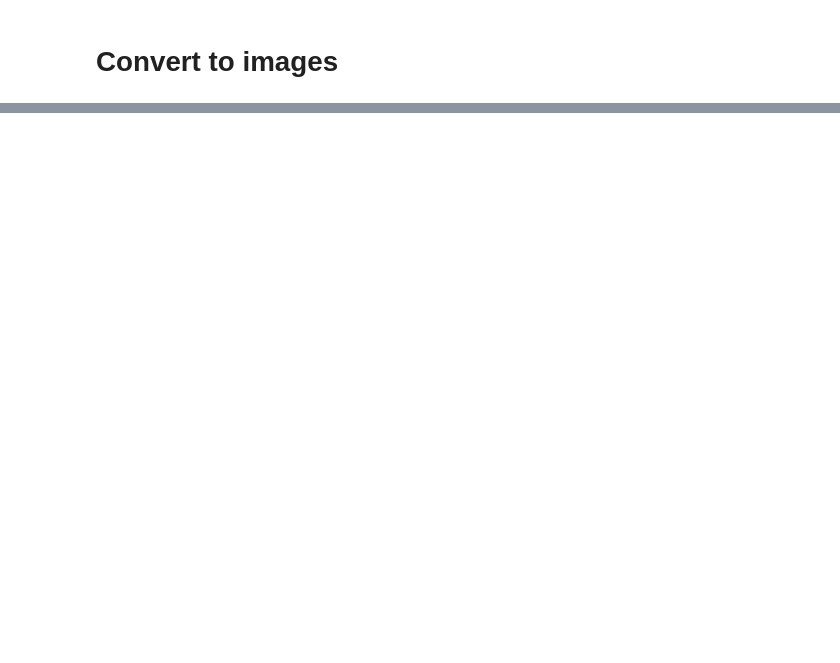
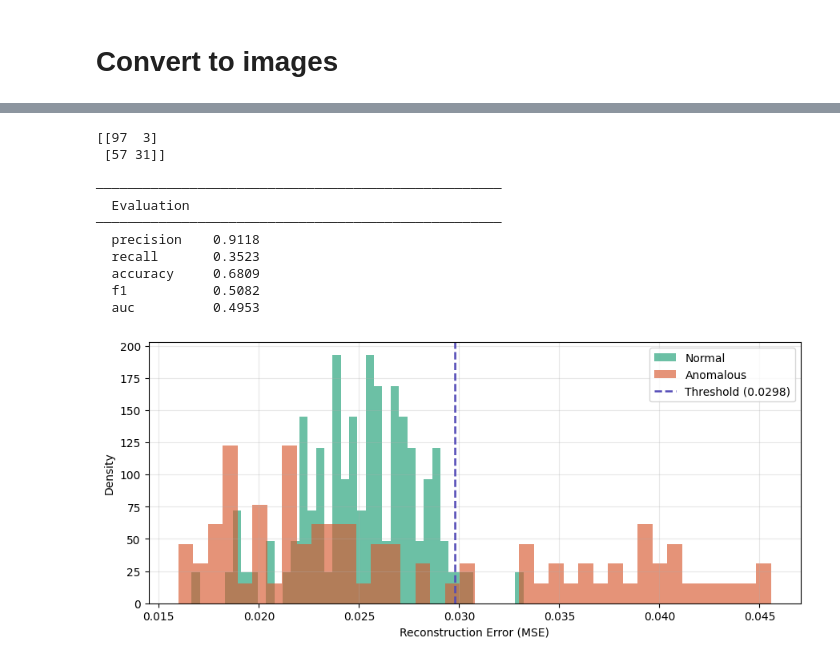
Before and after one commit to maddiew95/GANs-study, a Jupyter notebook: NASA Jet Engine/anomaly_detection.ipynb, the cells around one changed output, grey strips where cells are left out. Saved outputs shown, nothing was run; the diff lists cells and outputs as text; code cells hidden in the pictures; blank space fills up the shorter version.

```diff
--- a/NASA Jet Engine/anomaly_detection.ipynb
+++ b/NASA Jet Engine/anomaly_detection.ipynb
@@ -15,3 +17,8 @@ NVIDIA A30
+# %%
+norm_label = torch.zeros(100)
+fault_label = torch.ones(88)
+test_label = torch.cat([norm_label, fault_label])
+perm = torch.randperm(len(test))
 # %% [markdown]
 # Convert to images
 # %%
@@ -35,0 +77,20 @@ Test img shape:  torch.Size([188, 20, 3, 224, 224])
+# %%
+train_error = reconstruction_error(model=model, features_raw=train_feat, N_SENSORS=19, normalizer=normalizer, device=device, agg="mean")
+test_error  = reconstruction_error(model=model, features_raw=test_feat, N_SENSORS=19, normalizer=normalizer, device=device, agg="mean")
+# %%
+thresh = np.percentile(train_error, 95.5)
+compute_metrics(errors=test_error, true_labels=test_label, threshold=thresh)
+plot_error_distributions(test_error, test_label, thresh, title="")
+# %% [output]
+[[97  3]
+ [57 31]]
+
+────────────────────────────────────────────────────
+  Evaluation
+────────────────────────────────────────────────────
+  precision    0.9118
+  recall       0.3523
+  accuracy     0.6809
+  f1           0.5082
+  auc          0.4953
+[figure, added]
```
Also changed, not shown: parts of 10 cells of this notebook, 2 other files.
